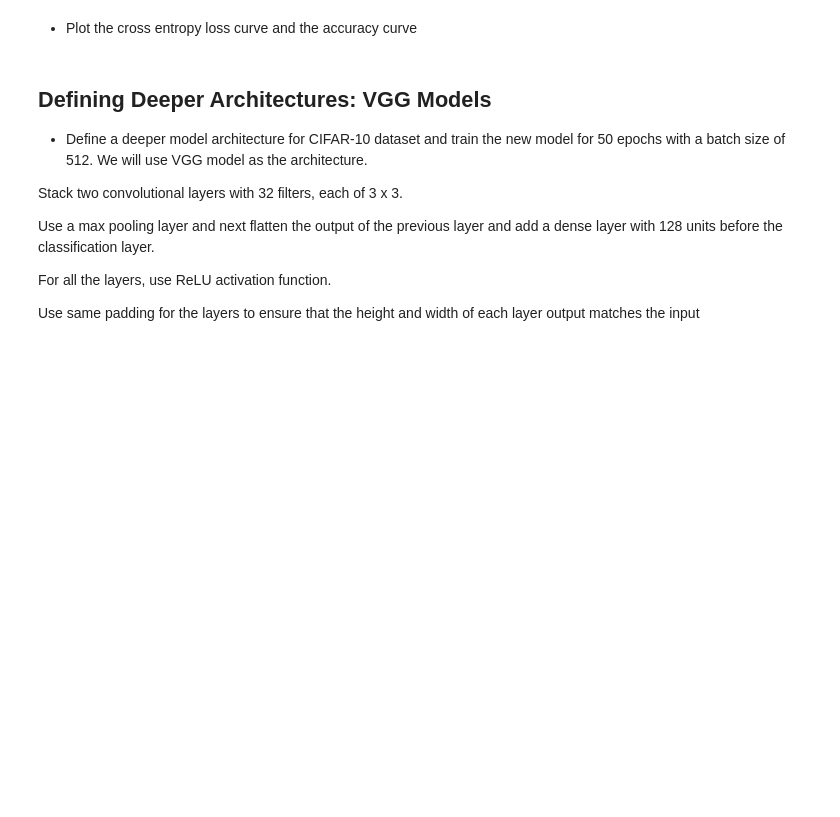
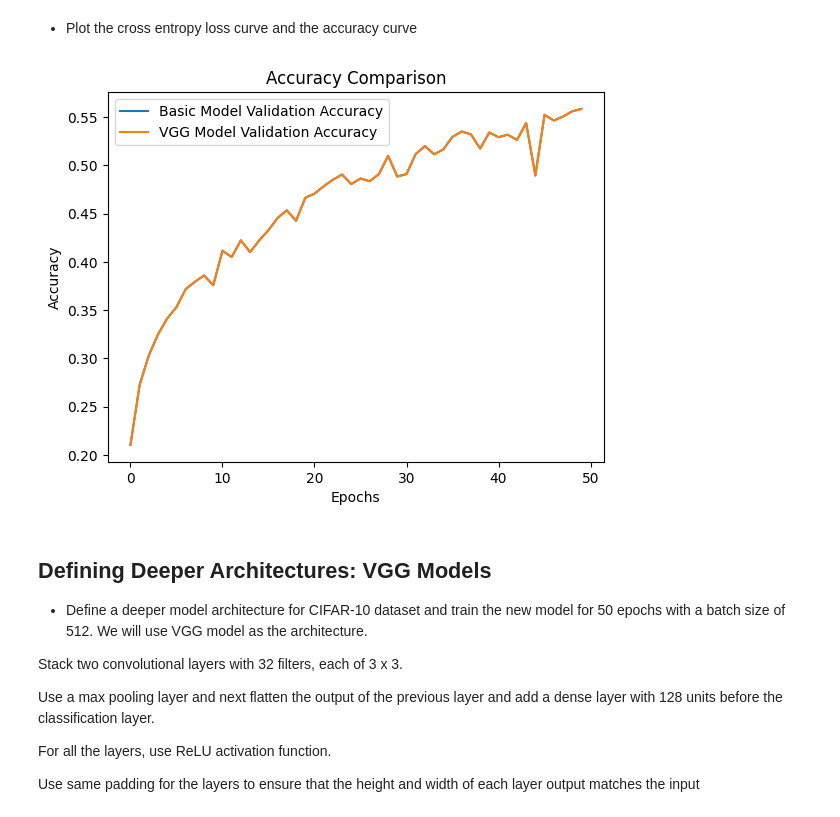
Before and after one commit to ironhack-labs/lab-image-classification-using-convolutional-neural-networks, a Jupyter notebook: main.ipynb, the cells around one changed output. Saved outputs shown, nothing was run; the diff lists cells and outputs as text; code cells hidden in the pictures; blank space fills up the shorter version.

```diff
--- a/main.ipynb
+++ b/main.ipynb
@@ -144,3 +200,15 @@ plt.show()
+# %%
+# Your code here :
+# Plot both models' accuracy curves
+plt.plot(history.history['val_accuracy'], label='Basic Model Validation Accuracy')
+plt.plot(history.history['val_accuracy'], label='VGG Model Validation Accuracy')
+plt.title('Accuracy Comparison')
+plt.xlabel('Epochs')
+plt.ylabel('Accuracy')
+plt.legend()
+plt.show()
+# %% [output]
+[figure, added]
 # %% [markdown]
 ## Defining Deeper Architectures: VGG Models
 
```
Also changed, not shown: parts of 21 cells of this notebook.
